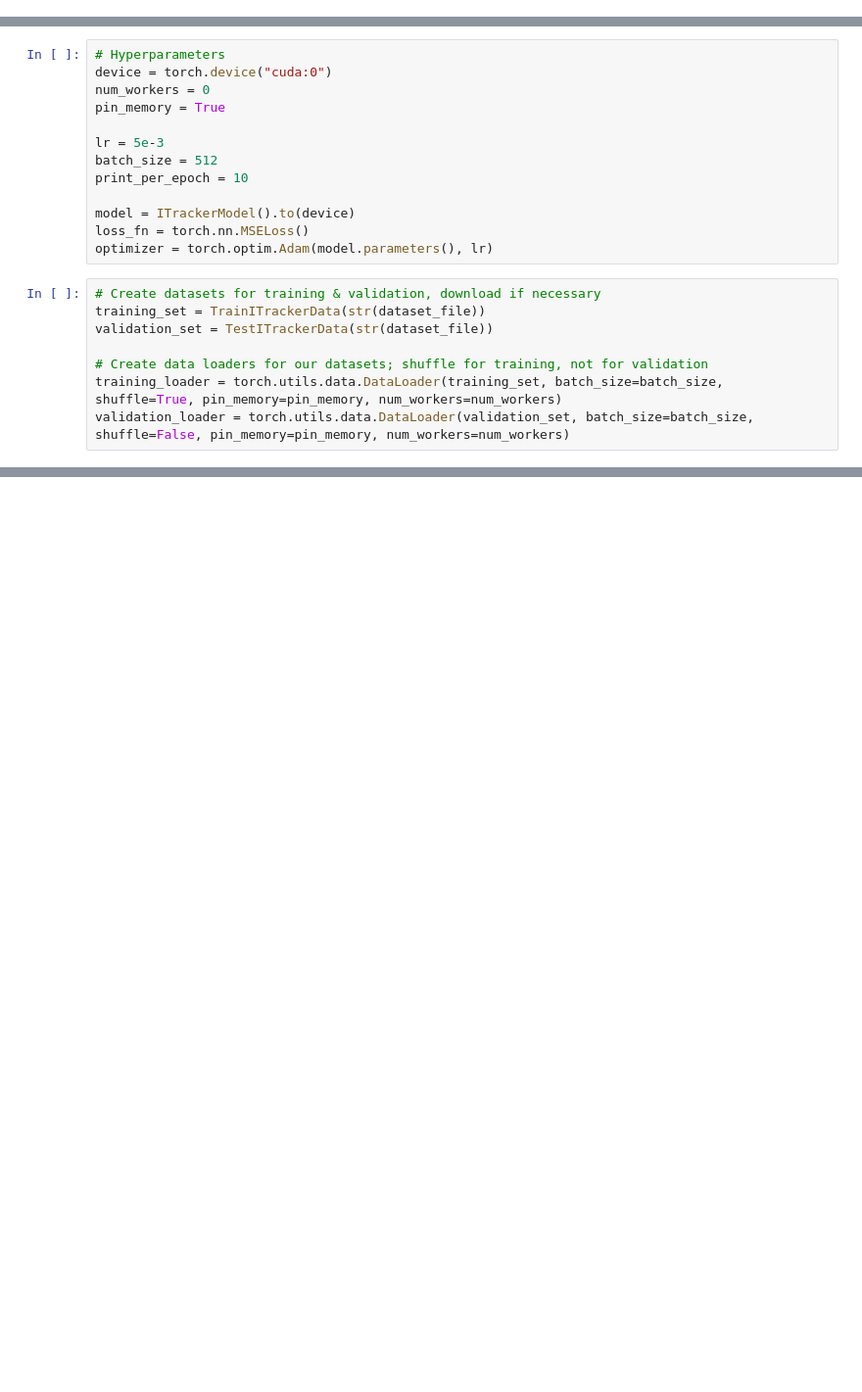
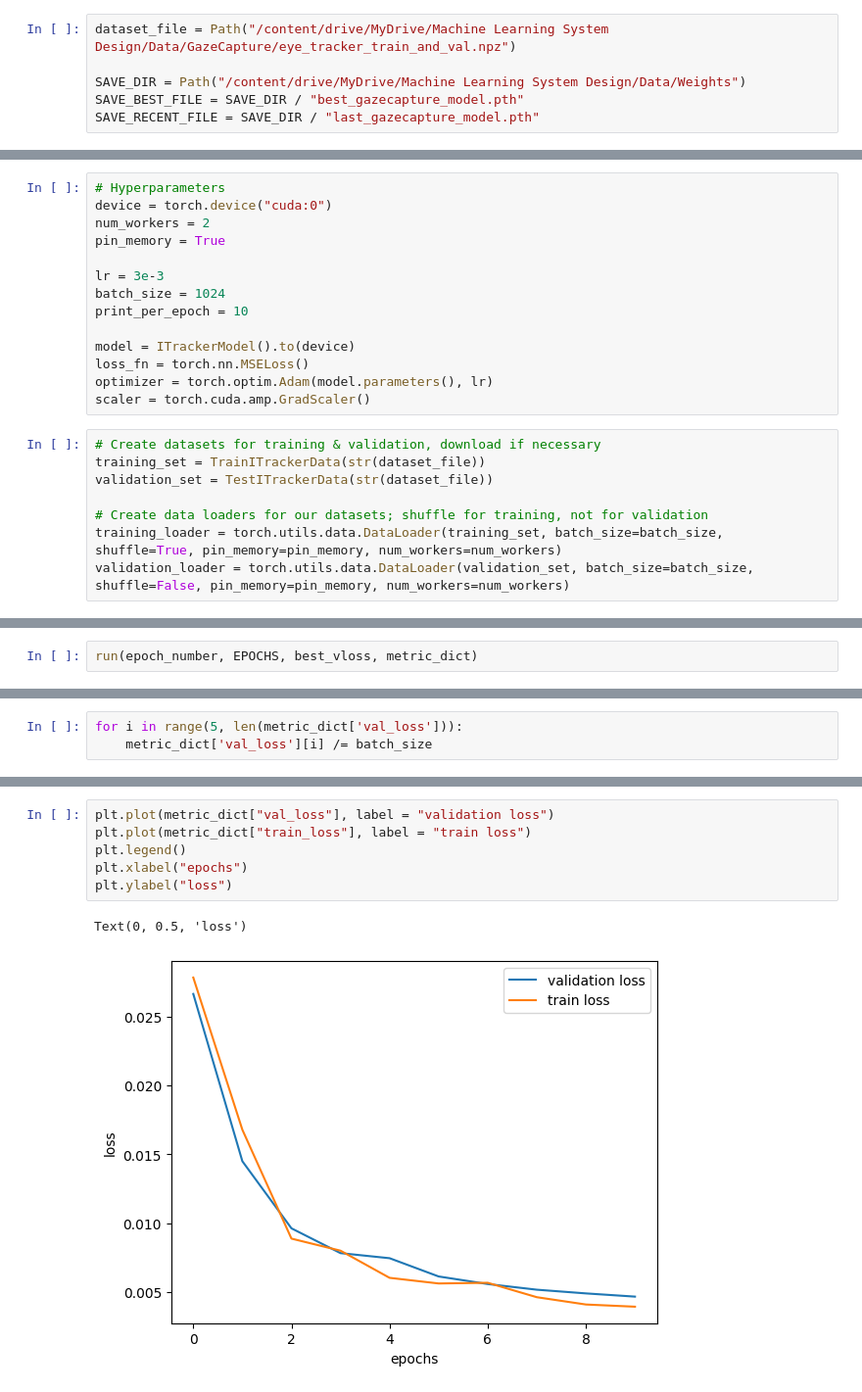
Before and after one commit to The-Jacob-Lopez/GazeMouse, a Jupyter notebook: GazeMouse/experiment/Itracker_exploration.ipynb, the cells around one changed output, grey strips where cells are left out. Shown: that part at 98% size. Cells and saved outputs as stored; diff of their text form; blank space fills up the shorter version.

```diff
--- a/GazeMouse/experiment/Itracker_exploration.ipynb
+++ b/GazeMouse/experiment/Itracker_exploration.ipynb
@@ -13,3 +19,9 @@ dataset_file = Path("../data/raw/gazecapture_subset/eye_tracker_train_and_val.np
+# %%
+dataset_file = Path("/content/drive/MyDrive/Machine Learning System Design/Data/GazeCapture/eye_tracker_train_and_val.npz")
+
+SAVE_DIR = Path("/content/drive/MyDrive/Machine Learning System Design/Data/Weights")
+SAVE_BEST_FILE = SAVE_DIR / "best_gazecapture_model.pth"
+SAVE_RECENT_FILE = SAVE_DIR / "last_gazecapture_model.pth"
 # %% [markdown]
 ## Exploration
 # %%
@@ -50,16 +55,17 @@ eye_left[0].numpy().shape
 # %%
 # Hyperparameters
 device = torch.device("cuda:0")
-num_workers = 0
+num_workers = 2
 pin_memory = True
 
-lr = 5e-3
-batch_size = 512
+lr = 3e-3
+batch_size = 1024
 print_per_epoch = 10
 
 model = ITrackerModel().to(device)
 loss_fn = torch.nn.MSELoss()
 optimizer = torch.optim.Adam(model.parameters(), lr)
+scaler = torch.cuda.amp.GradScaler()
 # %%
 # Create datasets for training & validation, download if necessary
 training_set = TrainITrackerData(str(dataset_file))
@@ -70,0 +177,2 @@ validation_loader = torch.utils.data.DataLoader(validation_set, batch_size=batch
+# %%
+run(epoch_number, EPOCHS, best_vloss, metric_dict)
@@ -70,0 +290,3 @@ validation_loader = torch.utils.data.DataLoader(validation_set, batch_size=batch
+# %%
+for i in range(5, len(metric_dict['val_loss'])):
+    metric_dict['val_loss'][i] /= batch_size
@@ -70,0 +316,9 @@ validation_loader = torch.utils.data.DataLoader(validation_set, batch_size=batch
+# %%
+plt.plot(metric_dict["val_loss"], label = "validation loss")
+plt.plot(metric_dict["train_loss"], label = "train loss")
+plt.legend()
+plt.xlabel("epochs")
+plt.ylabel("loss")
+# %% [output]
+Text(0, 0.5, 'loss')
+[figure, added]
```
Also changed, not shown: parts of 34 cells of this notebook, 8 other files.
